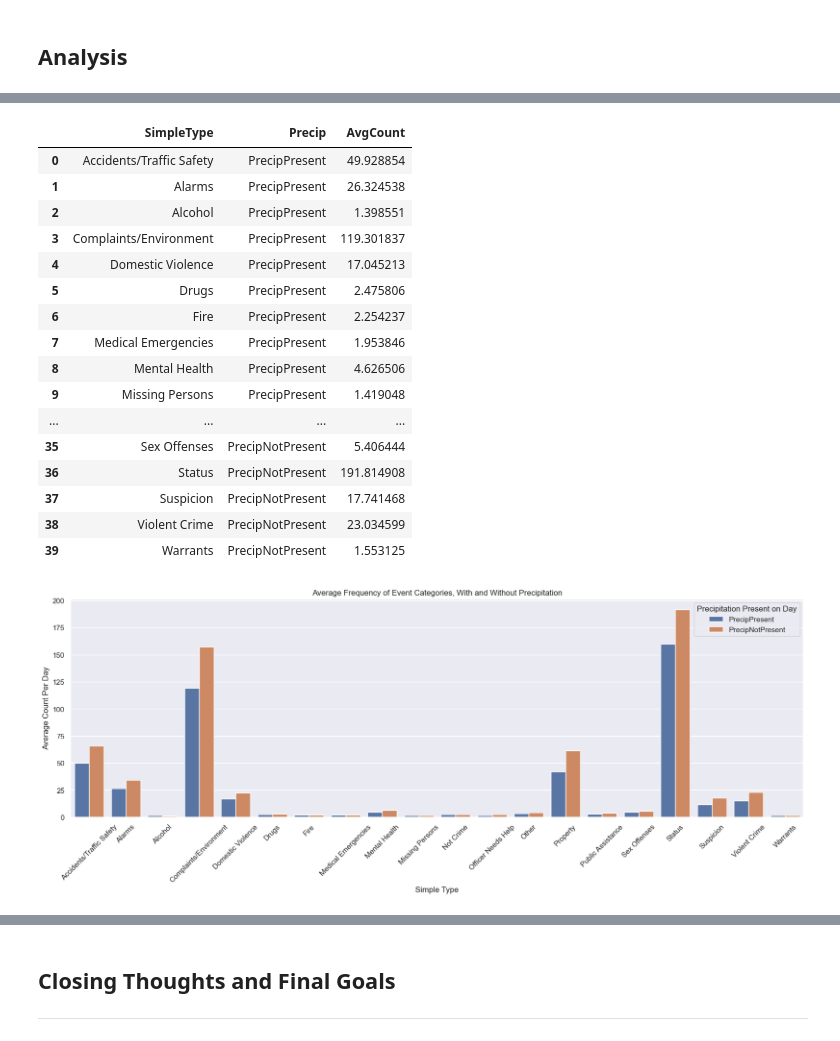
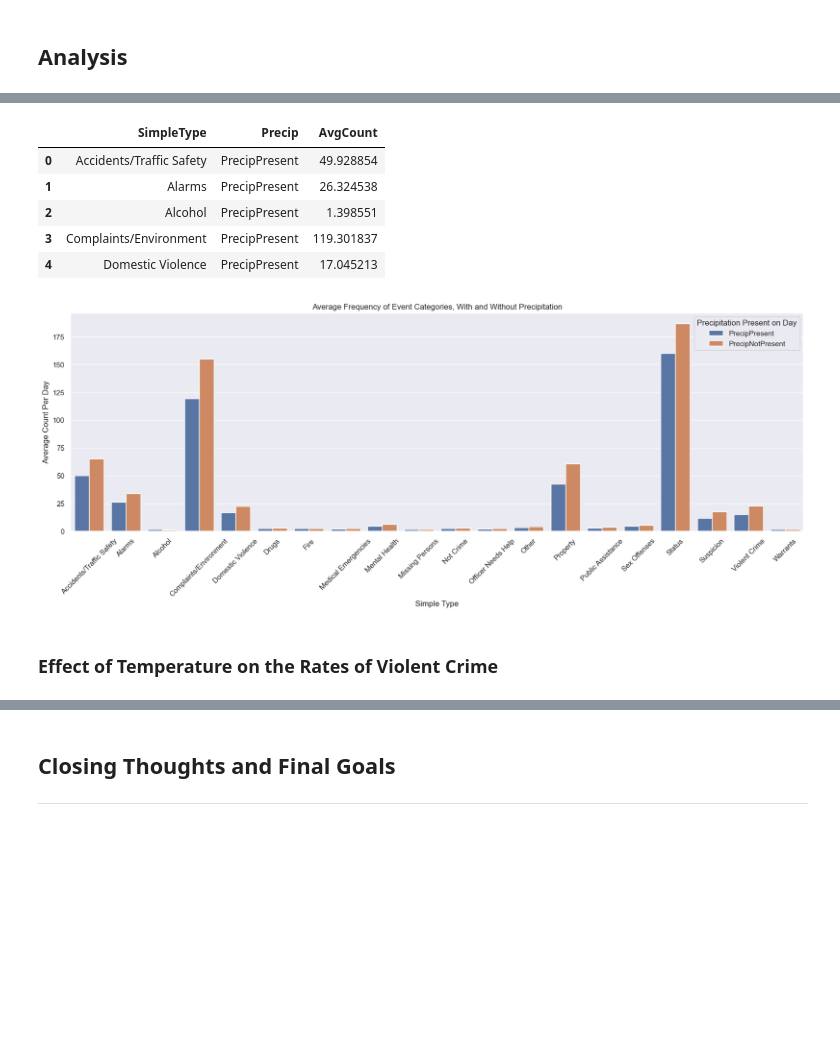
Before and after one commit to outlawhayden/weather-crime, a Jupyter notebook: notebooks/Milestone2.ipynb, the cells around one changed output, grey strips where cells are left out. Cells and saved outputs as stored; diff of their text form; code cells hidden in the pictures; blank space fills up the shorter version.

```diff
--- a/notebooks/Milestone2.ipynb
+++ b/notebooks/Milestone2.ipynb
@@ -651,9 +673,9 @@ if os.path.exists(match_table_path):
 
 else:
     print("Generating Entity Matching...")
-    calls_for_service["MatchedStation"] = calls_for_service.progress_apply(match_weather, axis = 1)
+    calls_for_service["ClosestStation"] = calls_for_service.progress_apply(match_weather, axis = 1)
     # If the file doesn't exist, save the DataFrame as a CSV
-    match_table = calls_for_service[["NOPD_Item", "PairedStation"]]
+    match_table = calls_for_service[["NOPD_Item", "ClosestStation"]]
     match_table.to_csv(match_table_path, index=False)
     print("Dumping Relational Table to %s" %match_table_path)
 # %% [output]
@@ -670,7 +693,7 @@ calls_for_service.head()
 # %% [markdown]
 Now that we have the matched station information, the combination of a weather station and a day can uniquely identify an observation in either table. With this, we can finally merge the two dataframes on the combination of these two keys.
 # %%
-calls_weather_master = pd.merge(calls_for_service, weather, left_on = ["DateCreate", "PairedStation"], right_on = ["Date", "Station"])
+calls_weather_master = pd.merge(calls_for_service, weather, left_on = ["DateCreate", "ClosestStation"], right_on = ["Date", "Station"])
 # %%
 calls_weather_master.head()
 # %% [output]
@@ -732,24 +745,13 @@ total_avg_precip_counts
 # %%
 melted_precip_counts = pd.melt(total_avg_precip_counts.reset_index(), id_vars = "SimpleType", value_vars = ["PrecipPresent", "PrecipNotPresent"], var_name = "Precip", value_name = "AvgCount")
-melted_precip_counts
+melted_precip_counts.head()
 # %% [output]
 |  | SimpleType | Precip | AvgCount |
 | 0 | Accidents/Traffic Safety | PrecipPresent | 49.928854 |
 | 1 | Alarms | PrecipPresent | 26.324538 |
 | 2 | Alcohol | PrecipPresent | 1.398551 |
 | 3 | Complaints/Environment | PrecipPresent | 119.301837 |
 | 4 | Domestic Violence | PrecipPresent | 17.045213 |
-| 5 | Drugs | PrecipPresent | 2.475806 |
-| 6 | Fire | PrecipPresent | 2.254237 |
-| 7 | Medical Emergencies | PrecipPresent | 1.953846 |
-| 8 | Mental Health | PrecipPresent | 4.626506 |
-| 9 | Missing Persons | PrecipPresent | 1.419048 |
-| ... | ... | ... | ... |
-| 35 | Sex Offenses | PrecipNotPresent | 5.406444 |
-| 36 | Status | PrecipNotPresent | 191.814908 |
-| 37 | Suspicion | PrecipNotPresent | 17.741468 |
-| 38 | Violent Crime | PrecipNotPresent | 23.034599 |
-| 39 | Warrants | PrecipNotPresent | 1.553125 |
 # %%
 plt.figure(figsize = (20,6))
 precip_diffs = sns.barplot(melted_precip_counts, x = "SimpleType", y = "AvgCount", hue = "Precip")
@@ -760,4 +762,4 @@ precip_diffs.set(xlabel = "Simple Type", ylabel = "Average Count Per Day", title
 plt.legend(title = "Precipitation Present on Day")
 plt.show()
 # %% [output]
-[figure, old version]
+[figure, new version]
@@ -763,0 +768,2 @@ plt.show()
+# %% [markdown]
+### Effect of Temperature on the Rates of Violent Crime
```
Also changed, not shown: parts of 19 cells of this notebook, 1 other file.
